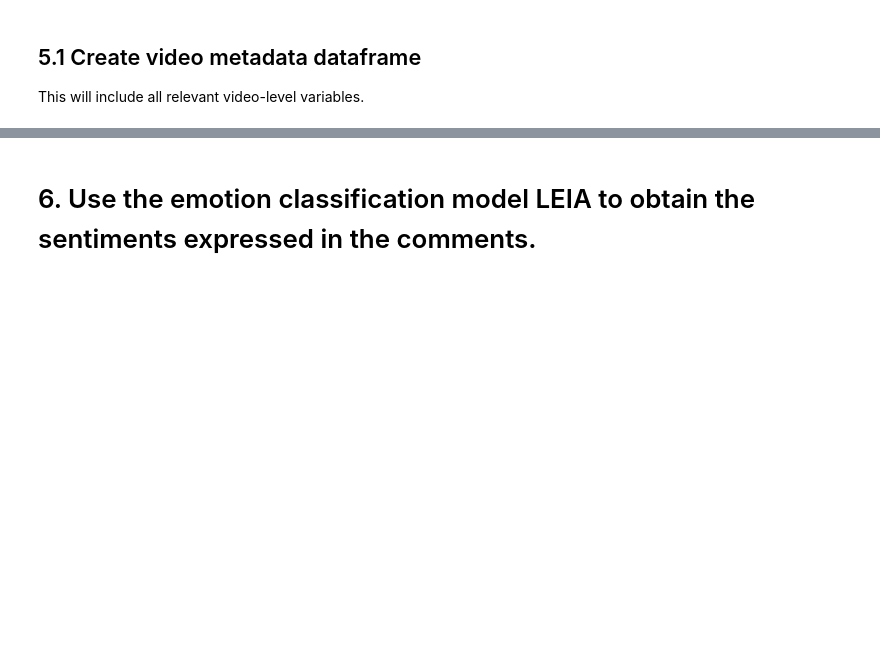
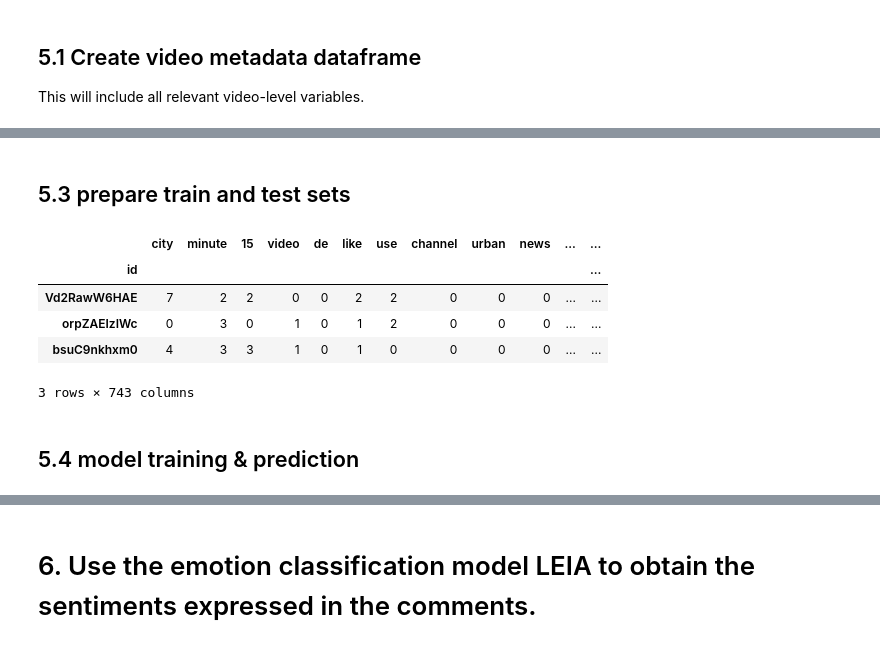
Before and after one commit to julia-king-edu/so-24_smda_project, a Jupyter notebook: data_processing.ipynb, the cells around one changed output, grey strips where cells are left out. Cells and saved outputs as stored; diff of their text form; code cells hidden in the pictures; blank space fills up the shorter version.

Commit message:
model training done

```diff
--- a/data_processing.ipynb
+++ b/data_processing.ipynb
@@ -276,0 +413,16 @@ Index(['phase', 'week_start', 'video_id', 'metadata.kind', 'metadata.etag',
+# %% [markdown]
+## 5.3 prepare train and test sets
+# %%
+# extract manually sampled videos & set up train-test-split
+
+manual_df = video_df.dropna(subset = ["conspirative_manual"])
+manual_bow = get_bow(manual_df)
+
+manual_bow.head(3)
+# %% [output]
+|  | city | minute | 15 | video | de | like | use | channel | urban | news | ... | ... |
+| id |  |  |  |  |  |  |  |  |  |  |  | ... |
+| Vd2RawW6HAE | 7 | 2 | 2 | 0 | 0 | 2 | 2 | 0 | 0 | 0 | ... | ... |
+| orpZAEIzIWc | 0 | 3 | 0 | 1 | 0 | 1 | 2 | 0 | 0 | 0 | ... | ... |
+| bsuC9nkhxm0 | 4 | 3 | 3 | 1 | 0 | 1 | 0 | 0 | 0 | 0 | ... | ... |
+3 rows × 743 columns
@@ -276,0 +436,2 @@ Index(['phase', 'week_start', 'video_id', 'metadata.kind', 'metadata.etag',
+# %% [markdown]
+## 5.4 model training & prediction
```
Also changed, not shown: parts of 22 cells of this notebook, 5 other files.
